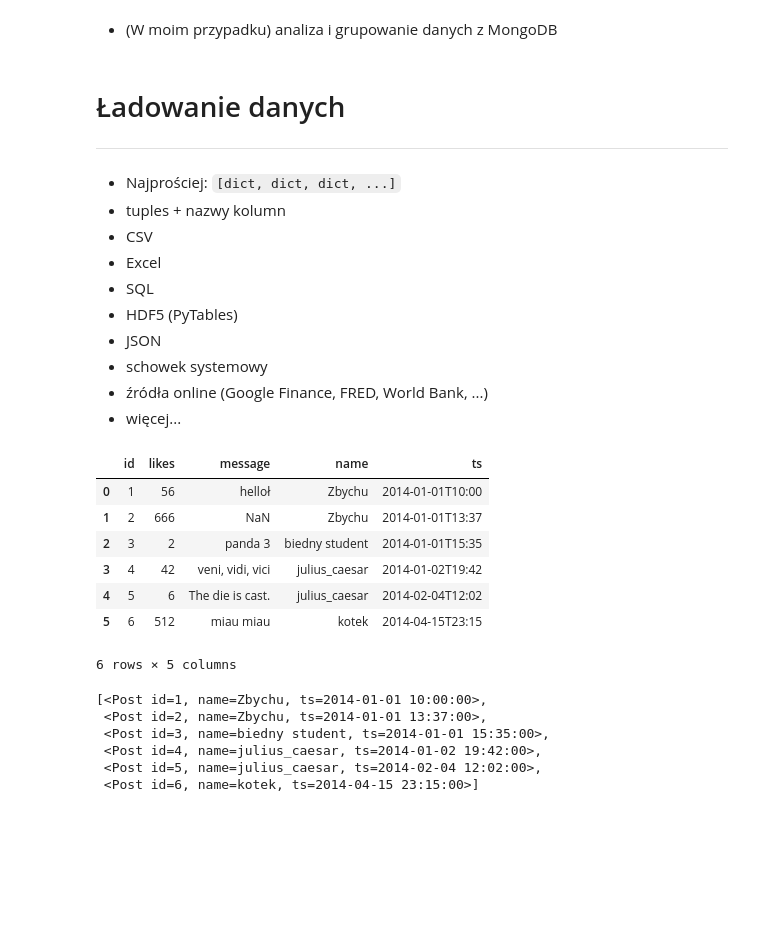
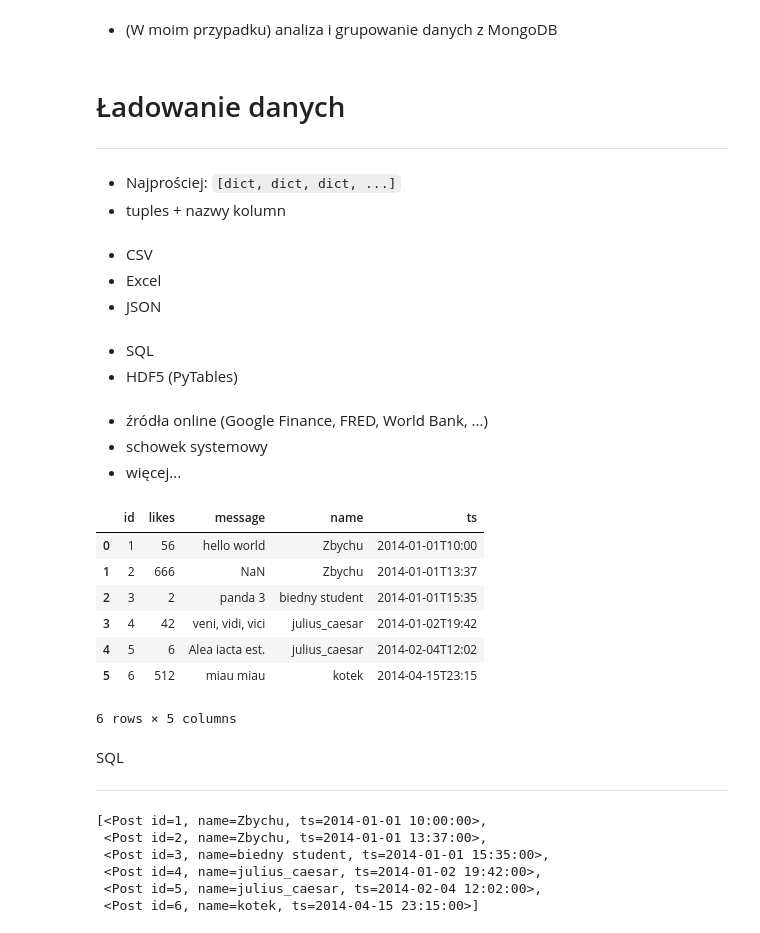
Before and after one commit to pawroman/pywaw-pandas, a Jupyter notebook: src/pandas_pywaw.ipynb, the cells around one changed output. Cells and saved outputs as stored; diff of their text form; code cells hidden in the pictures; blank space fills up the shorter version.

```diff
--- a/src/pandas_pywaw.ipynb
+++ b/src/pandas_pywaw.ipynb
@@ -64,37 +64,44 @@ Paweł Romanowski - [http://github.com/pawroman](http://github.com/pawroman)
 
 * Najprościej: `[dict, dict, dict, ...]`
 * tuples + nazwy kolumn
-* CSV
-* Excel
-* SQL
-* HDF5 (PyTables)
-* JSON
-* schowek systemowy
-* źródła online (Google Finance, FRED, World Bank, ...)
-* więcej...
+# %% [markdown]
+* CSV
+* Excel
+* JSON
+# %% [markdown]
+* SQL
+* HDF5 (PyTables)
+# %% [markdown]
+* źródła online (Google Finance, FRED, World Bank, ...)
+* schowek systemowy
+* więcej...
 # %%
 import pandas
 
 posts_data = [
-    {"id": 1, "ts": "2014-01-01T10:00", "name": "Zbychu", "message": "helloł", "likes": 56},
+    {"id": 1, "ts": "2014-01-01T10:00", "name": "Zbychu", "message": "hello world", "likes": 56},
     {"id": 2, "ts": "2014-01-01T13:37", "name": "Zbychu", "likes": 666},
     {"id": 3, "ts": "2014-01-01T15:35", "name": "biedny student", "message": "panda 3", "likes": 2},
     {"id": 4, "ts": "2014-01-02T19:42", "name": "julius_caesar", "message": "veni, vidi, vici", "likes": 42},
-    {"id": 5, "ts": "2014-02-04T12:02", "name": "julius_caesar", "message": "The die is cast.", "likes": 6},
+    {"id": 5, "ts": "2014-02-04T12:02", "name": "julius_caesar", "message": "Alea iacta est.", "likes": 6},
     {"id": 6, "ts": "2014-04-15T23:15", "name": "kotek", "message": "miau miau", "likes": 512},
 ]
 
 posts = pandas.DataFrame(posts_data)
 posts  # notebook: rich print last value
 # %% [output]
 |  | id | likes | message | name | ts |
-| 0 | 1 | 56 | helloł | Zbychu | 2014-01-01T10:00 |
+| 0 | 1 | 56 | hello world | Zbychu | 2014-01-01T10:00 |
 | 1 | 2 | 666 | NaN | Zbychu | 2014-01-01T13:37 |
 | 2 | 3 | 2 | panda 3 | biedny student | 2014-01-01T15:35 |
 | 3 | 4 | 42 | veni, vidi, vici | julius_caesar | 2014-01-02T19:42 |
-| 4 | 5 | 6 | The die is cast. | julius_caesar | 2014-02-04T12:02 |
+| 4 | 5 | 6 | Alea iacta est. | julius_caesar | 2014-02-04T12:02 |
 | 5 | 6 | 512 | miau miau | kotek | 2014-04-15T23:15 |
 6 rows × 5 columns
+# %% [markdown]
+SQL
+
+----
 # %%
 from sqlalchemy import Column, Boolean, DateTime, Integer, Text
 from sqlalchemy.ext.declarative import declarative_base
```
Also changed, not shown: parts of 20 cells of this notebook.
